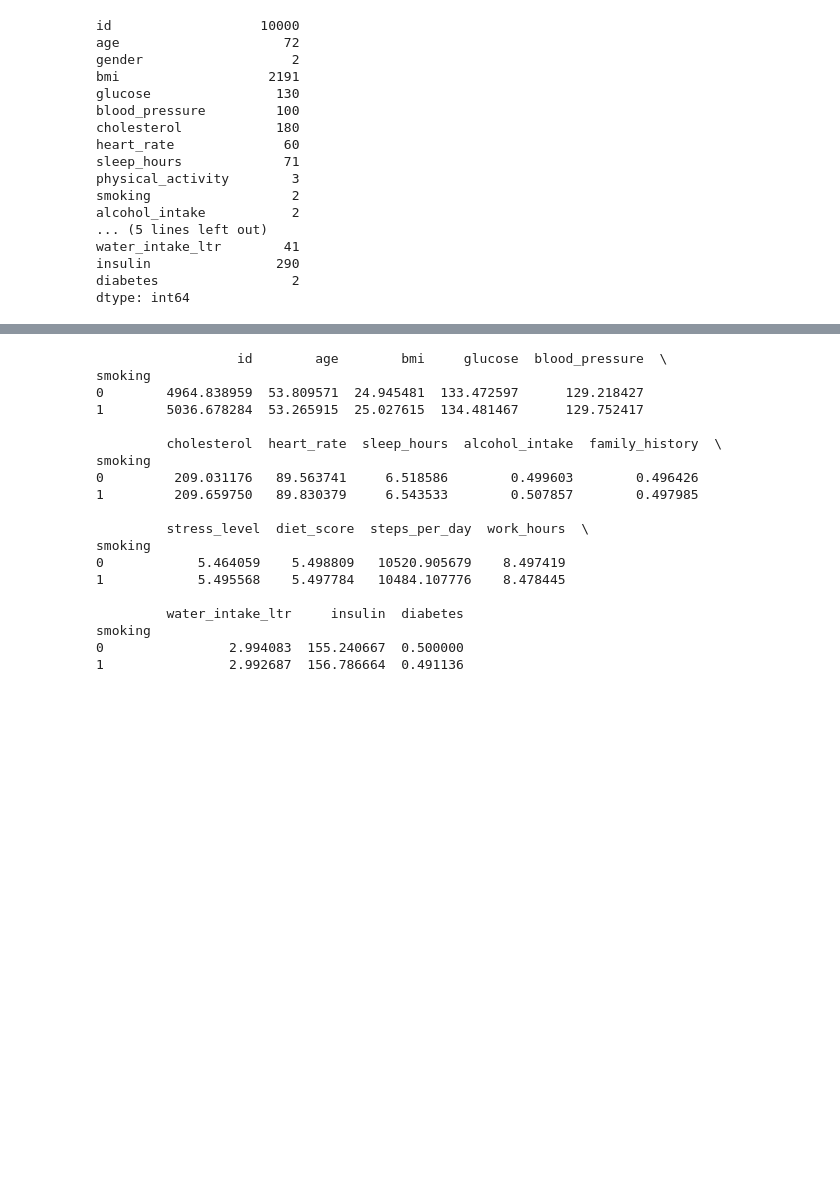
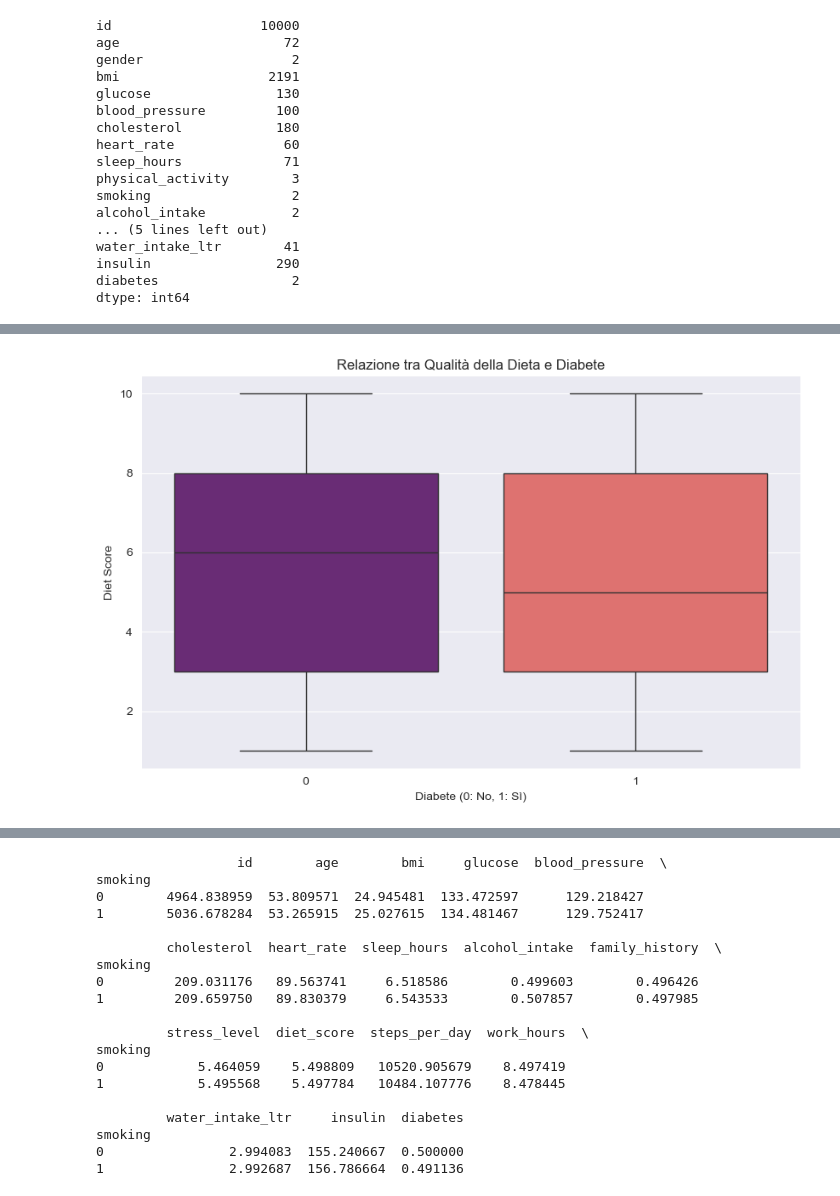
Before and after one commit to LennyTheCoder03/develhope_project, a Jupyter notebook: nuovo codice.ipynb, the cells around one changed output, grey strips where cells are left out. Cells and saved outputs as stored; diff of their text form; code cells hidden in the pictures; blank space fills up the shorter version.

Commit message:
Analisi aggiornata con età e diet_score + aggiunta .gitignore

```diff
--- a/nuovo codice.ipynb
+++ b/nuovo codice.ipynb
@@ -138,2 +127,12 @@ plt.show()
+# %%
+# Confronto Diet Score tra chi ha il diabete e chi no
+plt.figure(figsize=(10, 6))
+sns.boxplot(x='diabetes', y='diet_score', data=df, palette='magma')
+plt.title('Relazione tra Qualità della Dieta e Diabete')
+plt.xlabel('Diabete (0: No, 1: Sì)')
+plt.ylabel('Diet Score')
+plt.show()
+# %% [output]
+[figure, added]
 # %%
 #Plot histograms for varibiability in other columns/variables
```
Also changed, not shown: parts of 3 cells of this notebook, 1 other file.
